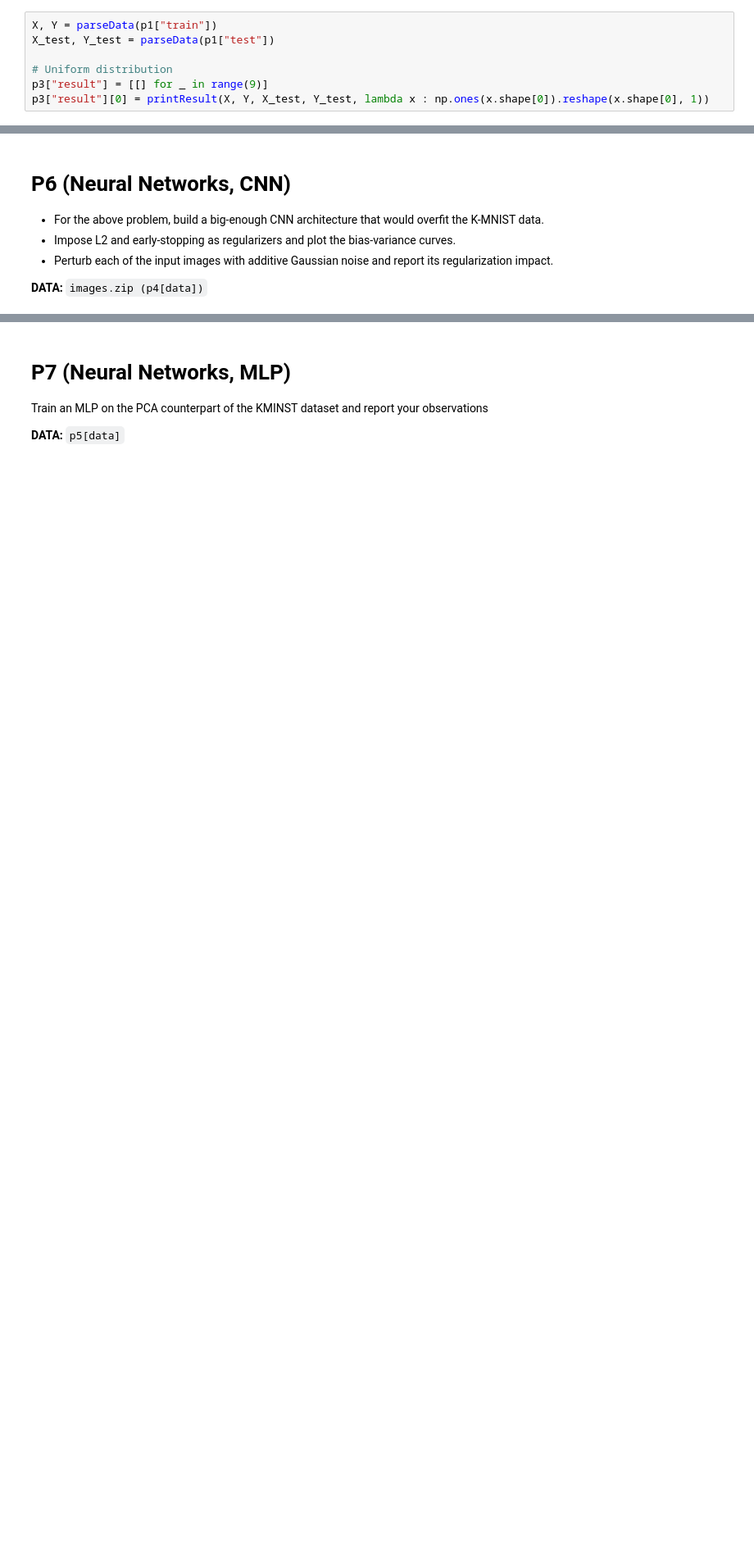
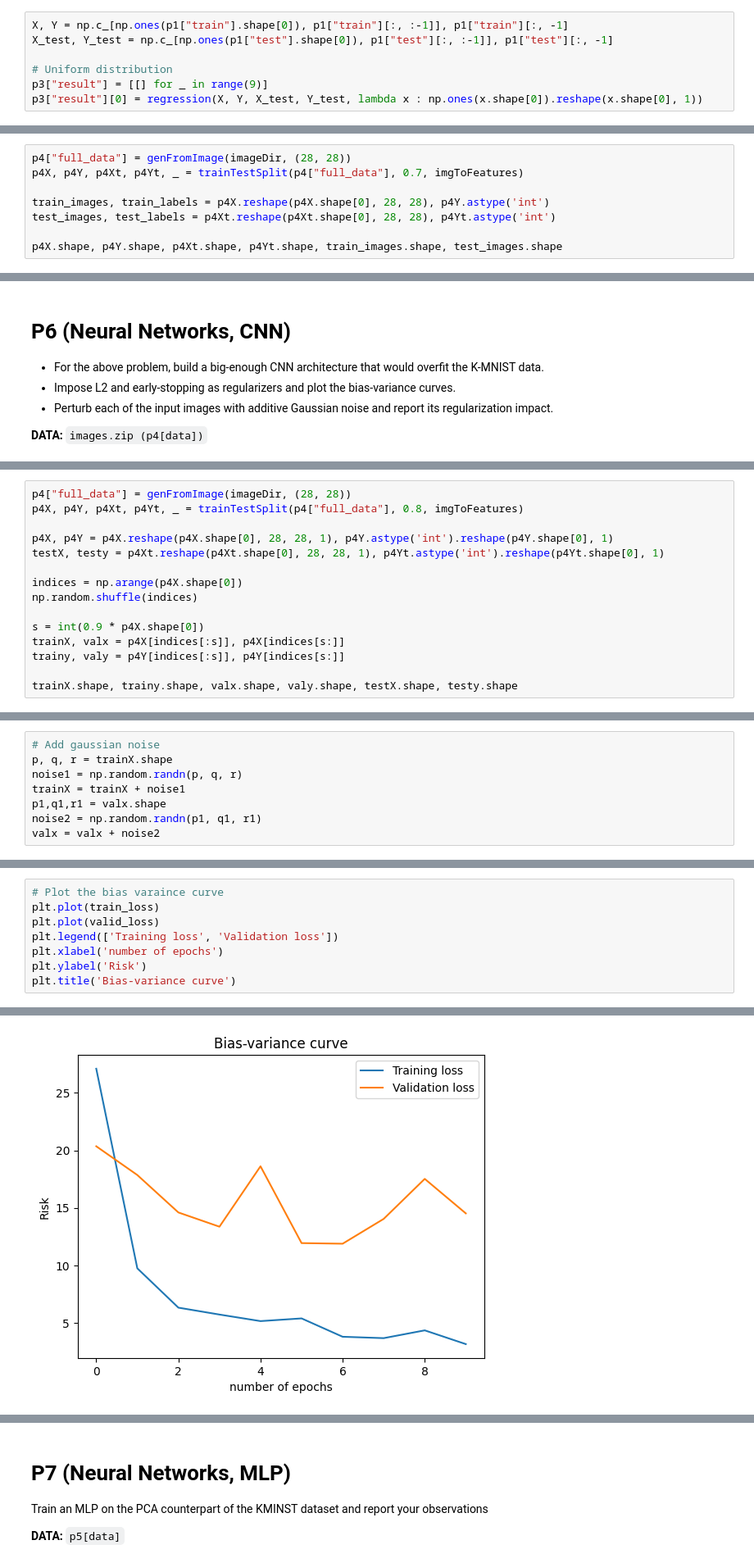
Before and after one commit to lokesh1197/PRNN-2023, a Jupyter notebook: Assignment2/solution.ipynb, the cells around one changed output, grey strips where cells are left out. Shown: that part at 82% size. Drawn from its saved outputs; the diff is of its cells as text; blank space fills up the shorter version.

```diff
--- a/Assignment2/solution.ipynb
+++ b/Assignment2/solution.ipynb
@@ -483,8 +478,8 @@ def regression(x_train, y_train, x_test, y_test, func = lambda x : x):
 # %%
-X, Y = parseData(p1["train"])
-X_test, Y_test = parseData(p1["test"])
+X, Y = np.c_[np.ones(p1["train"].shape[0]), p1["train"][:, :-1]], p1["train"][:, -1]
+X_test, Y_test = np.c_[np.ones(p1["test"].shape[0]), p1["test"][:, :-1]], p1["test"][:, -1]
 
 # Uniform distribution
 p3["result"] = [[] for _ in range(9)]
-p3["result"][0] = printResult(X, Y, X_test, Y_test, lambda x : np.ones(x.shape[0]).reshape(x.shape[0], 1))
+p3["result"][0] = regression(X, Y, X_test, Y_test, lambda x : np.ones(x.shape[0]).reshape(x.shape[0], 1))
 # %% [output]
@@ -922,0 +1137,8 @@ Classification Accuracy :  89.3 %
+# %%
+p4["full_data"] = genFromImage(imageDir, (28, 28))
+p4X, p4Y, p4Xt, p4Yt, _ = trainTestSplit(p4["full_data"], 0.7, imgToFeatures)
+
+train_images, train_labels = p4X.reshape(p4X.shape[0], 28, 28), p4Y.astype('int')
+test_images, test_labels = p4Xt.reshape(p4Xt.shape[0], 28, 28), p4Yt.astype('int')
+
+p4X.shape, p4Y.shape, p4Xt.shape, p4Yt.shape, train_images.shape, test_images.shape
@@ -930,0 +1388,15 @@ Classification Accuracy :  89.3 %
+# %%
+p4["full_data"] = genFromImage(imageDir, (28, 28))
+p4X, p4Y, p4Xt, p4Yt, _ = trainTestSplit(p4["full_data"], 0.8, imgToFeatures)
+
+p4X, p4Y = p4X.reshape(p4X.shape[0], 28, 28, 1), p4Y.astype('int').reshape(p4Y.shape[0], 1)
+testX, testy = p4Xt.reshape(p4Xt.shape[0], 28, 28, 1), p4Yt.astype('int').reshape(p4Yt.shape[0], 1)
+
+indices = np.arange(p4X.shape[0])
+np.random.shuffle(indices)
+
+s = int(0.9 * p4X.shape[0])
+trainX, valx = p4X[indices[:s]], p4X[indices[s:]]
+trainy, valy = p4Y[indices[:s]], p4Y[indices[s:]]
+
+trainX.shape, trainy.shape, valx.shape, valy.shape, testX.shape, testy.shape
@@ -930,0 +1905,8 @@ Classification Accuracy :  89.3 %
+# %%
+# Add gaussian noise
+p, q, r = trainX.shape
+noise1 = np.random.randn(p, q, r)
+trainX = trainX + noise1
+p1,q1,r1 = valx.shape
+noise2 = np.random.randn(p1, q1, r1)
+valx = valx + noise2
@@ -930,0 +1992,9 @@ Classification Accuracy :  89.3 %
+# %%
+# Plot the bias varaince curve
+plt.plot(train_loss)
+plt.plot(valid_loss)
+plt.legend(['Training loss', 'Validation loss'])
+plt.xlabel('number of epochs')
+plt.ylabel('Risk')
+plt.title('Bias-variance curve')
+# %% [output]
@@ -930,0 +2002 @@ Classification Accuracy :  89.3 %
+[figure, added]
```
Also changed, not shown: parts of 94 cells of this notebook, 1 other file.
